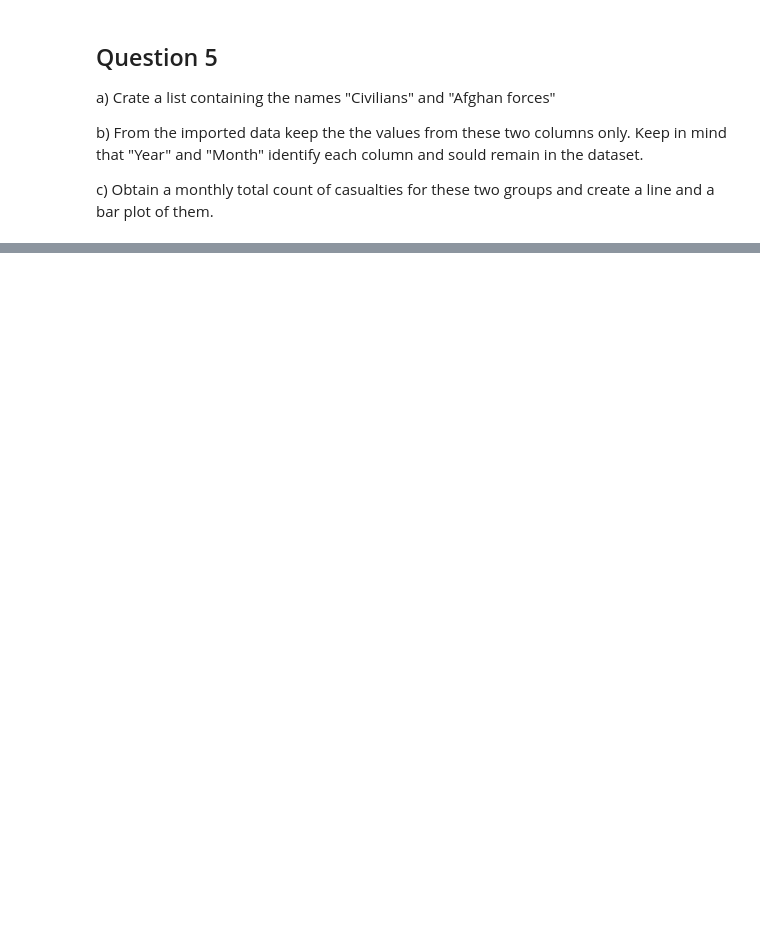
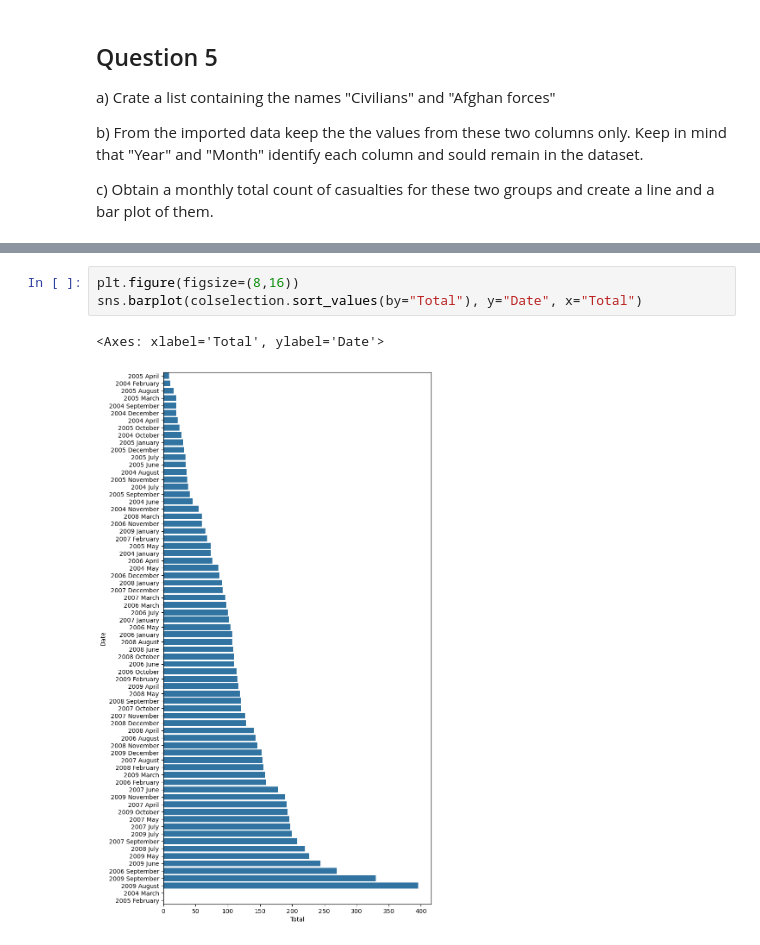
Before and after one commit to AsalMrd/AsalMrd.github.io, a Jupyter notebook: Assignment2.ipynb, the cells around one changed output, grey strips where cells are left out. Saved outputs shown, nothing was run; the diff lists cells and outputs as text; blank space fills up the shorter version.

```diff
--- a/Assignment2.ipynb
+++ b/Assignment2.ipynb
@@ -169,0 +243,6 @@ combined_bar = sns.barplot (db['combined'])
+# %%
+plt.figure(figsize=(8,16))
+sns.barplot(colselection.sort_values(by="Total"), y="Date", x="Total")
+# %% [output]
+<Axes: xlabel='Total', ylabel='Date'>
+[figure, added]
```
Also changed, not shown: parts of 27 cells of this notebook.
